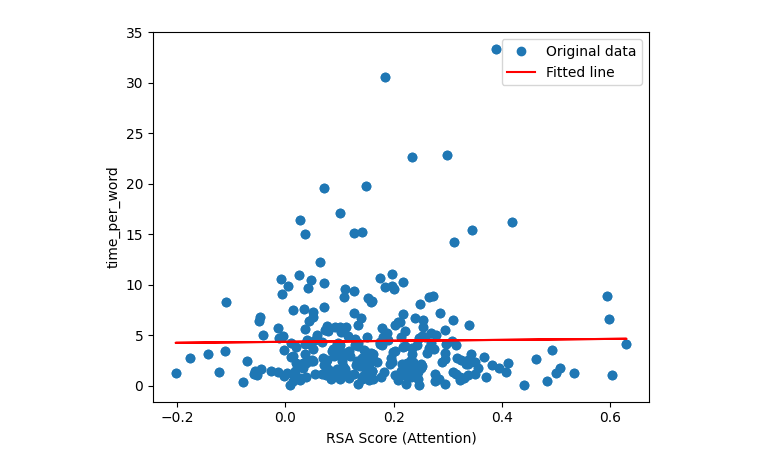
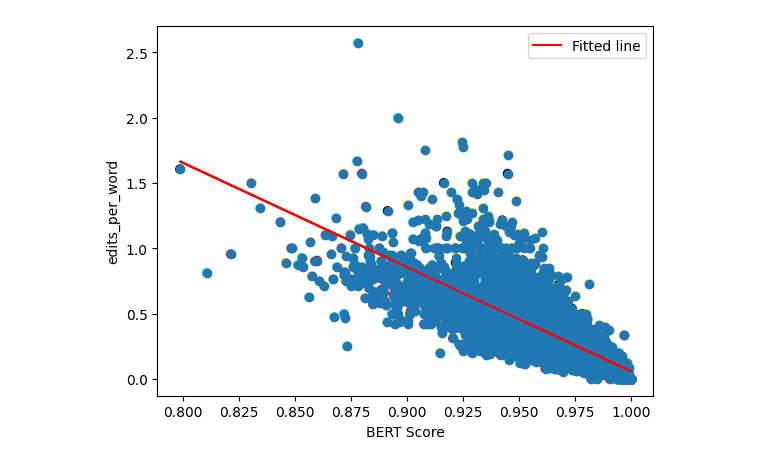
Before and after one commit to AACooper1/SemMTEval, a Jupyter notebook: DivEMT_evaluate.ipynb, the cells around one changed output. Saved outputs shown, nothing was run; the diff lists cells and outputs as text; code cells hidden in the pictures.

```diff
--- a/DivEMT_evaluate.ipynb
+++ b/DivEMT_evaluate.ipynb
@@ -1,16 +1,16 @@
 # %%
 import pandas as pd
 
-with open('data/divemt/data/processed/ita/t1_main.tsv', 'r') as in_file:
-    mmh = pd.read_csv(in_file, delimiter='\t')
+with open('data/divemt/data/processed/merged/full_main.tsv', 'r') as in_file:
+    df_stats = pd.read_csv(in_file, delimiter='\t')
     i = 0
 # %%
 import pandas as pd
 
-with open('data/divemt/data/processed/ita/t1_main_texts.tsv', 'r') as in_file:
-    aaa = pd.read_csv(in_file, delimiter='\t')
+with open('data/divemt/data/processed/merged/full_main_texts.tsv', 'r') as in_file:
+    df_texts = pd.read_csv(in_file, delimiter='\t')
 # %%
-okcool = pd.concat((mmh, aaa['mt_text'], aaa['tgt_text'], aaa['src_text']), axis=1).dropna()
+df_stats_and_texts = pd.concat((df_stats, df_texts['mt_text'], df_texts['tgt_text']), axis=1).dropna()
 # %%
 import rsatoolbox
 
@@ -146,27 +293,22 @@ for m in tqdm(okcool.index.values):
 # %%
 fig, ax = plt.subplots()
 
-similarities = np.array(similarities)
-scores = np.array(scores)
+ax.set_ylabel(y_axis)
+# ax.set_ylim(0, 100)
 
-ax.set_xlabel("RSA Score (Attention)")
-ax.set_ylabel(y_axis)
+ax.set_xlabel("BERT Score")
+# ax.set_xlim(0, 99)
 
-if len(similarities.shape) != 1:
-    similarities = similarities[:, 0, 0]
+x = results
+y = df_stats_and_texts[y_axis]
 
-A = np.vstack([similarities, np.ones(similarities.shape[0])]).T
-m, c = np.linalg.lstsq(A, scores)[0]
+A = np.vstack([x, np.ones(x.shape[0])]).T
+m, c = np.linalg.lstsq(A, y)[0]
 
-_ = plt.plot(similarities, scores, 'o', label='Original data')
-_ = plt.plot(similarities, m*similarities + c, 'r', label='Fitted line')
+ax.scatter(x, y, color=df_stats_and_texts['color'])
+
+_ = plt.plot(x, y, 'o')
+_ = plt.plot(x, m*x + c, 'r', label='Fitted line')
 _ = plt.legend()
-
-ax.scatter(similarities, scores)
-
-# show_rdm(rdm_out, pattern_descriptor='index', figsize=(10,10))
-# show_rdm(rdm_ref, pattern_descriptor='index', figsize=(10,10))
-
-plt.show()
 # %% [output]
-[figure, old version]
+[figure, new version]
```
Also changed, not shown: parts of 11 cells of this notebook.
